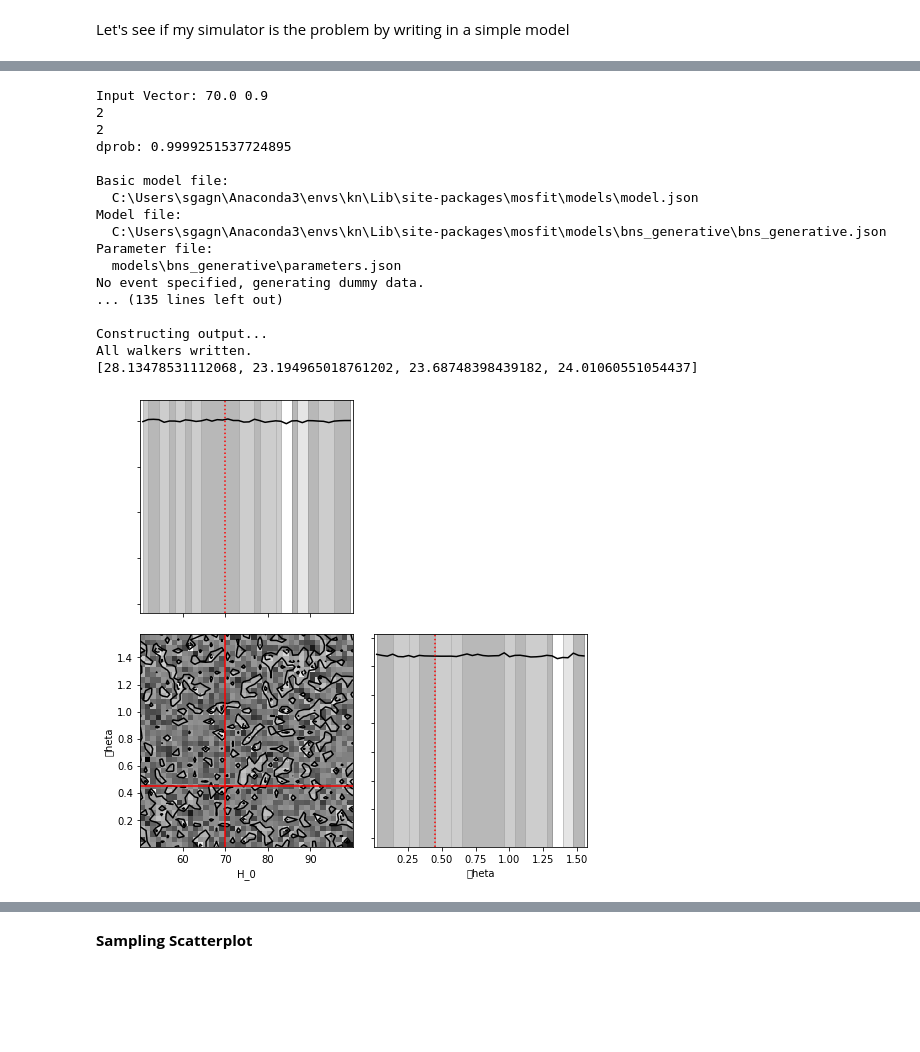
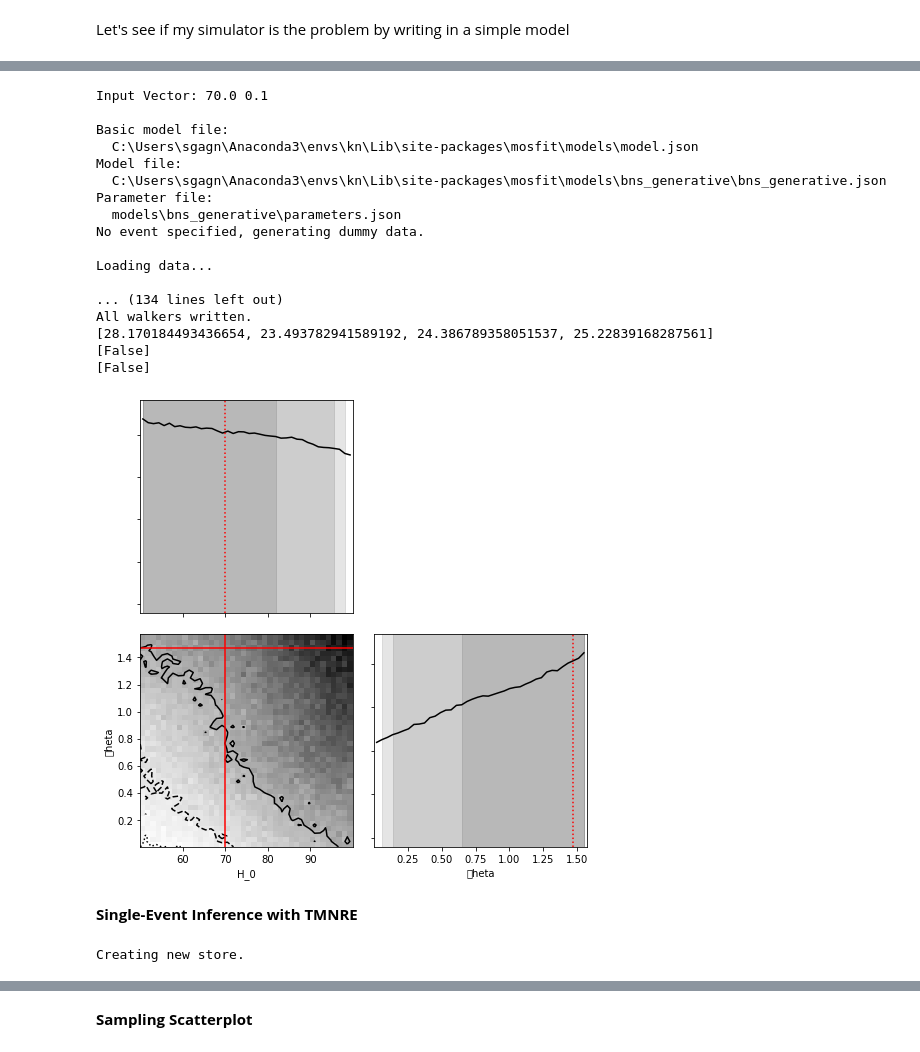
Before and after one commit to samgagnon/kilonova_sim, a Jupyter notebook: Baby's First Forward Model.ipynb, the cells around one changed output, grey strips where cells are left out. Cells and saved outputs as stored; diff of their text form; code cells hidden in the pictures; blank space fills up the shorter version.

Commit message:
fixed dprob for nobs, still need for obs

```diff
--- a/Baby's First Forward Model.ipynb
+++ b/Baby's First Forward Model.ipynb
@@ -294,29 +302,36 @@ Npar = 1 + k * Nev # number of free parameters (event parameters plus H0)
 def nobs_forward(H0, ve, event):
     # get free event parameters
     v0 = np.cos(ve[0])
-    # use results from GWToolbox to get the true DL, M1, M2
+    du = ve[1] # distance variable
+    # use results from GWToolbox to get the true DL, M1, M2, v
     TDL = event[1]
     M1 = event[2]
     M2 = event[3]
+    VT = event[4]
     # derived mass quantities
     Q = M1/M2
     Mchirp = ((M1*M2)**3/(M1+M2))**(1/5)
+    # generate a possible distance from the random variables du, v0
+    # and the prior distribution (depending on true event parameters)
+    DL, pDL = D_vdu(TDL, VT, M1, M2, v0, du)
+    if pDL < 1e-4:
+        return False, 0.0
     # create a cosmology from H0 and generate the true redshift
     # in this sample cosmology
     # assume omega_m=0.31 (make sure this is consistent with GWTB)
     universe = cosmo.FlatLambdaCDM(H0, 0.3)
     # "z in cosmology"
-    ZIC = z_at_value(universe.luminosity_distance, TDL*u.Mpc)
+    ZIC = z_at_value(universe.luminosity_distance, DL*u.Mpc)
     fixed_params = {"ebv": 2.2, "rvhost": 3.1, "frad": 0.999, "nnhost": 1e18,\
               "texplosion": -0.01, "temperature": 2500, "kappa_red": 10,\
               "kappa_blue": 0.5, "kappagamma": 10000.0, "Mchirp": Mchirp,\
               "q": Q, "cos_theta": v0, "cos_theta_open": 0.707107,\
               "disk_frac": 0.15, "radius_ns": 11.0, "alpha": 1.0,\
               "Mtov": 2.2, "cos_theta_cocoon": 0.5, "tshock": 1.7,\
-              "temperature_shock": 100, "lumdist": TDL, "redshift": ZIC}
+              "temperature_shock": 100, "lumdist": DL, "redshift": ZIC}
     det, pobs = light_curve(my_fitter, fixed_params)
 #     return det, 1-pobs
-    return det, 1 # if probabilistic magnitude is off
+    return det, pDL # if probabilistic magnitude is off
 # %%
 def obs_forward(H0, ve, event):
     # get free event parameters
@@ -369,7 +384,7 @@ def forward(v):
             DIC = universe.luminosity_distance(event[0]).value
             # probability density of given cosmology-assigned distance at sampled angle v0
             dprob = dp(event[1], DIC, event[4], np.cos(ve[0]), event[2], event[3])
-            if dprob < 1e-2:
+            if dprob < 1e-4:
                 return dict(x=[0.0]*Npar)
     i = 1
     N = 1
@@ -459,6 +475,3 @@ Input Vector: 93.24842854828928 0.61028479100193
-# %%
-store.add(Ntrain, prior)
-store.simulate()
 # %%
 dataset = swyft.Dataset(Ntrain, prior, store)
 post = swyft.Posteriors(dataset)
@@ -470,11 +483,9 @@ Training: lr=0.001, Epoch=6, VL=1.451
 # %%
-v0 = np.array([70, np.arccos(0.9)])
+# v0 = np.array([70, np.arccos(0.9)]) # obs
+v0 = np.array([70, np.arccos(0.1)]) # nobs
 obs0 = forward(v0)
 # %% [output]
-Input Vector: 70.0 0.9
-2
-2
-dprob: 0.9999251537724895
+Input Vector: 70.0 0.1
 
 Basic model file:
   C:\Users\sgagn\Anaconda3\envs\kn\Lib\site-packages\mosfit\models\model.json
@@ -483,13 +494,18 @@ Model file:
 Parameter file:
   models\bns_generative\parameters.json
 No event specified, generating dummy data.
-... (135 lines left out)
 
-Constructing output...
+Loading data...
+
+... (134 lines left out)
 All walkers written.
-[28.13478531112068, 23.194965018761202, 23.68748398439182, 24.01060551054437]
+[28.170184493436654, 23.493782941589192, 24.386789358051537, 25.22839168287561]
+[False]
+[False]
 # %%
-samples = post.sample(1000000, obs0)
+samples = post.sample(100000, obs0)
 swyft.plot_corner(samples, [0, 1], color='k', figsize = (8,8), truth=v0, bins = 40);
 # %% [output]
-[figure, old version]
+[figure, new version]
+# %% [markdown]
+**Single-Event Inference with TMNRE**
@@ -495,0 +520,6 @@ swyft.plot_corner(samples, [0, 1], color='k', figsize = (8,8), truth=v0, bins =
+# %%
+simulator = swyft.Simulator(forward, ["H_0", "\theta"], sim_shapes = {"x": [Npar]})
+store = swyft.MemoryStore(simulator)
+prior = swyft.Prior(pfunc, Npar)
+# %% [output]
+Creating new store.
```
Also changed, not shown: parts of 22 cells of this notebook.
